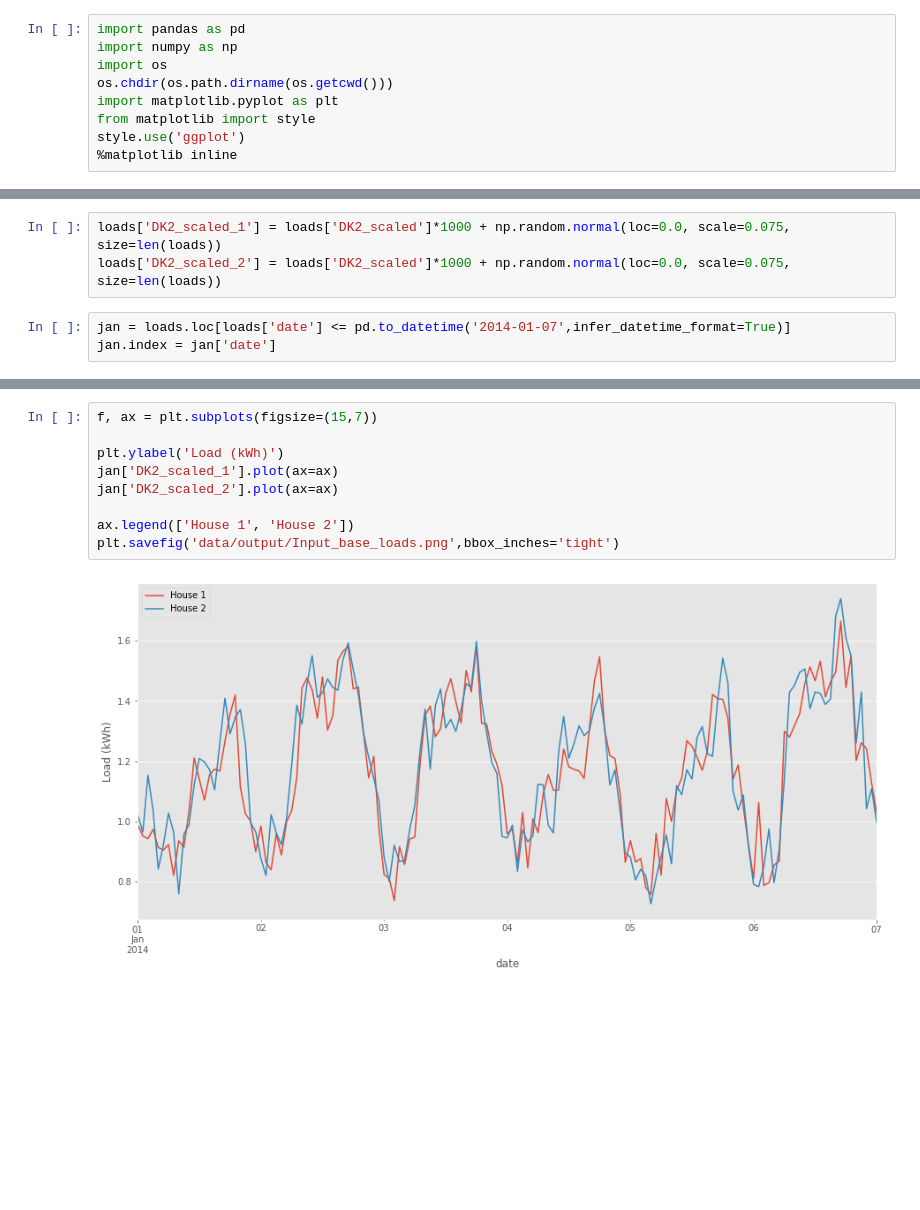
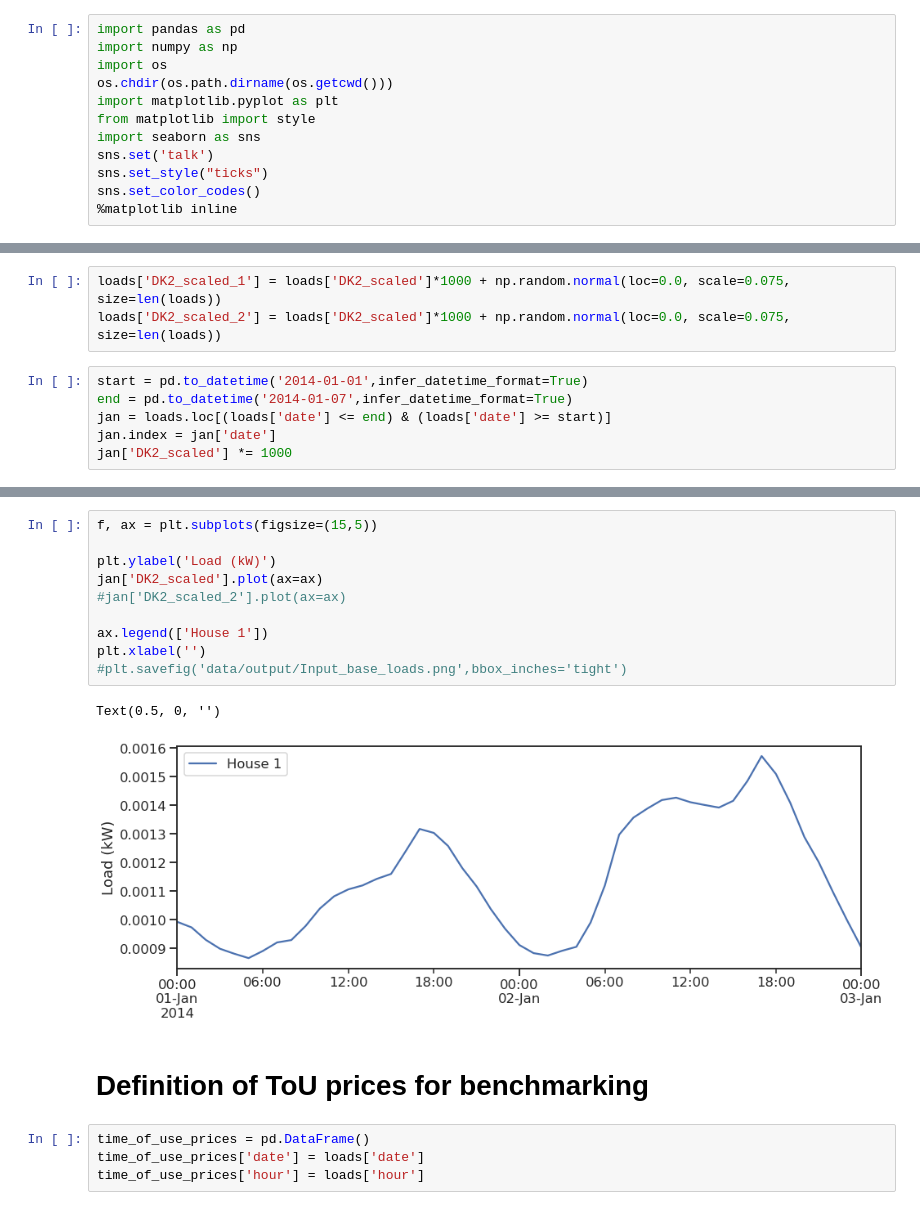
Before and after one commit to Cernewein/multi-building-RL, a Jupyter notebook: Notebooks/Input Data Exploration.ipynb, the cells around one changed output, grey strips where cells are left out. Cells and saved outputs as stored; diff of their text form; blank space fills up the shorter version.

Commit message:
Changed load limit and added evaluation against ToU prices

```diff
--- a/Notebooks/Input Data Exploration.ipynb
+++ b/Notebooks/Input Data Exploration.ipynb
@@ -5,7 +5,10 @@ import os
 os.chdir(os.path.dirname(os.getcwd()))
 import matplotlib.pyplot as plt
 from matplotlib import style
-style.use('ggplot')
+import seaborn as sns
+sns.set('talk')
+sns.set_style("ticks")
+sns.set_color_codes()
 %matplotlib inline
 # %% [markdown]
 # Base load data exploration
@@ -114,5 +117,8 @@ loads['DK2_scaled'].to_csv('2014_DK2_scaled_loads.csv')
 loads['DK2_scaled_1'] = loads['DK2_scaled']*1000 + np.random.normal(loc=0.0, scale=0.075, size=len(loads))
 loads['DK2_scaled_2'] = loads['DK2_scaled']*1000 + np.random.normal(loc=0.0, scale=0.075, size=len(loads))
 # %%
-jan = loads.loc[loads['date'] <= pd.to_datetime('2014-01-07',infer_datetime_format=True)]
+start = pd.to_datetime('2014-01-01',infer_datetime_format=True)
+end = pd.to_datetime('2014-01-07',infer_datetime_format=True)
+jan = loads.loc[(loads['date'] <= end) & (loads['date'] >= start)]
 jan.index = jan['date']
+jan['DK2_scaled'] *= 1000
@@ -119,11 +144,19 @@ jan.index = jan['date']
 # %%
-f, ax = plt.subplots(figsize=(15,7))
+f, ax = plt.subplots(figsize=(15,5))
 
-plt.ylabel('Load (kWh)')
-jan['DK2_scaled_1'].plot(ax=ax)
-jan['DK2_scaled_2'].plot(ax=ax)
+plt.ylabel('Load (kW)')
+jan['DK2_scaled'].plot(ax=ax)
+#jan['DK2_scaled_2'].plot(ax=ax)
 
-ax.legend(['House 1', 'House 2'])
-plt.savefig('data/output/Input_base_loads.png',bbox_inches='tight')
+ax.legend(['House 1'])
+plt.xlabel('')
+#plt.savefig('data/output/Input_base_loads.png',bbox_inches='tight')
 # %% [output]
+Text(0.5, 0, '')
-[figure, old version]
+[figure, new version]
+# %% [markdown]
+# Definition of ToU prices for benchmarking
+# %%
+time_of_use_prices = pd.DataFrame()
+time_of_use_prices['date'] = loads['date']
+time_of_use_prices['hour'] = loads['hour']
```
Also changed, not shown: parts of 5 cells of this notebook, 6 other files.
